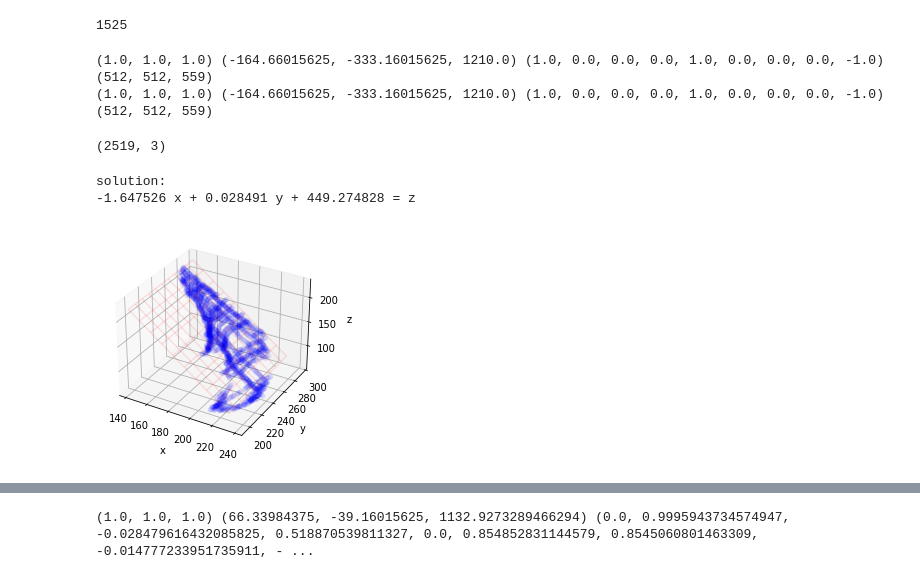
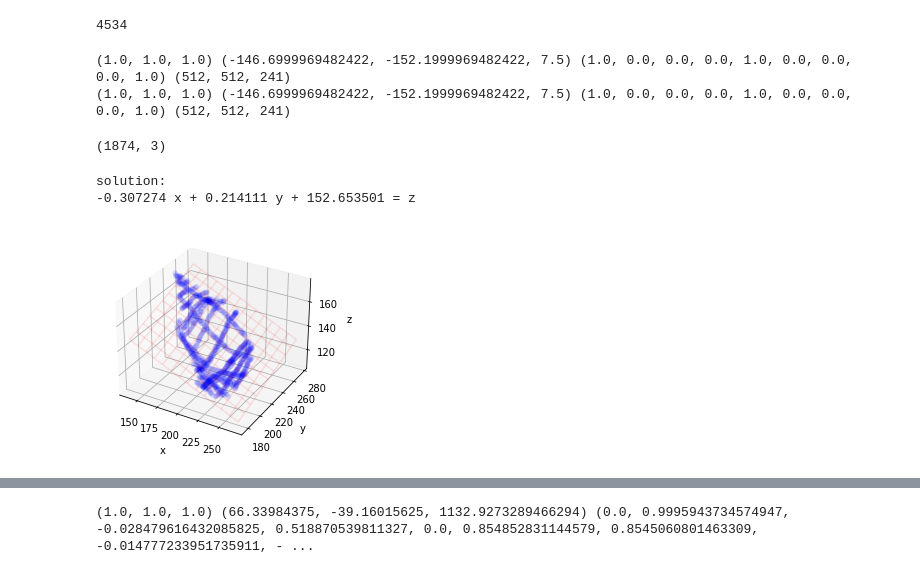
Before and after one commit to pangyuteng/fiss-viz-tmp, a Jupyter notebook: oblique.ipynb, the cells around one changed output, grey strips where cells are left out. Cells and saved outputs as stored; diff of their text form; code cells hidden in the pictures.

```diff
--- a/oblique.ipynb
+++ b/oblique.ipynb
@@ -108,12 +113,12 @@ plt.imshow(arr[0,:,:].squeeze())
 # %%
-roi_image = imread('rof.nii.gz')
+roi_image = imread('lof.nii.gz')
 arr = sitk.GetArrayFromImage(roi_image)
 print(np.sum(arr))
 # %% [output]
-1525
+4534
 # %%
 itk_image = imread('image.nii.gz')
-roi_image = imread('rof.nii.gz')
+roi_image = imread('lof.nii.gz')
 
 spacing = itk_image.GetSpacing()
 spacing = (1,1,1)
@@ -150,8 +155,8 @@ size = new_roi.GetSize()
 
 print(spacing,origin,direction,size)
 # %% [output]
-(1.0, 1.0, 1.0) (-164.66015625, -333.16015625, 1210.0) (1.0, 0.0, 0.0, 0.0, 1.0, 0.0, 0.0, 0.0, -1.0) (512, 512, 559)
-(1.0, 1.0, 1.0) (-164.66015625, -333.16015625, 1210.0) (1.0, 0.0, 0.0, 0.0, 1.0, 0.0, 0.0, 0.0, -1.0) (512, 512, 559)
+(1.0, 1.0, 1.0) (-146.6999969482422, -152.1999969482422, 7.5) (1.0, 0.0, 0.0, 0.0, 1.0, 0.0, 0.0, 0.0, 1.0) (512, 512, 241)
+(1.0, 1.0, 1.0) (-146.6999969482422, -152.1999969482422, 7.5) (1.0, 0.0, 0.0, 0.0, 1.0, 0.0, 0.0, 0.0, 1.0) (512, 512, 241)
 # %%
 arr = sitk.GetArrayFromImage(new_roi).astype(int)
 _zs,_xs,_ys = np.where(arr==1)
@@ -163,7 +168,7 @@ for x,y,z in zip(_xs,_ys,_zs):
 ps = np.array(ps)
 print(ps.shape)
 # %% [output]
-(2519, 3)
+(1874, 3)
 # %%
 xs = ps[:,0]
 ys = ps[:,1]
@@ -180,37 +185,37 @@ A = np.matrix(tmp_A)
 fit = (A.T * A).I * A.T * b
 errors = b - A * fit
 residual = np.linalg.norm(errors)
 
 print("solution:")
 print("%f x + %f y + %f = z" % (fit[0], fit[1], fit[2]))
 #print("errors:")
 #print(errors)
 #print("residual:")
 #print(residual)
 
 # plot plane
-X,Y = np.meshgrid(np.arange(np.min(xs),np.max(xs),10),
-                  np.arange(np.min(ys),np.max(ys),10))
+X,Y = np.meshgrid(np.arange(np.min(xs),np.max(xs)+20,10),
+                  np.arange(np.min(ys),np.max(ys)+20,10))
 Z = np.zeros(X.shape)
 for r in range(X.shape[0]):
     for c in range(X.shape[1]):
         Z[r,c] = fit[0] * X[r,c] + fit[1] * Y[r,c] + fit[2]
 
 # plot raw data
 plt.figure()
 ax = plt.subplot(111, projection='3d')
 ax.scatter(xs, ys, zs, color='b',alpha=0.05)
 
 ax.plot_wireframe(X,Y,Z, color='r',alpha=0.1)
 
 ax.set_xlabel('x')
 ax.set_ylabel('y')
 ax.set_zlabel('z')
 plt.show()
 # %% [output]
 solution:
--1.647526 x + 0.028491 y + 449.274828 = z
+-0.307274 x + 0.214111 y + 152.653501 = z
-[figure, old version]
+[figure, new version]
 # %%
 print("%f x + %f y + %f = z" % (fit[0], fit[1], fit[2]))
 # %% [output]
```
Also changed, not shown: parts of 16 cells of this notebook, 4 other files.
